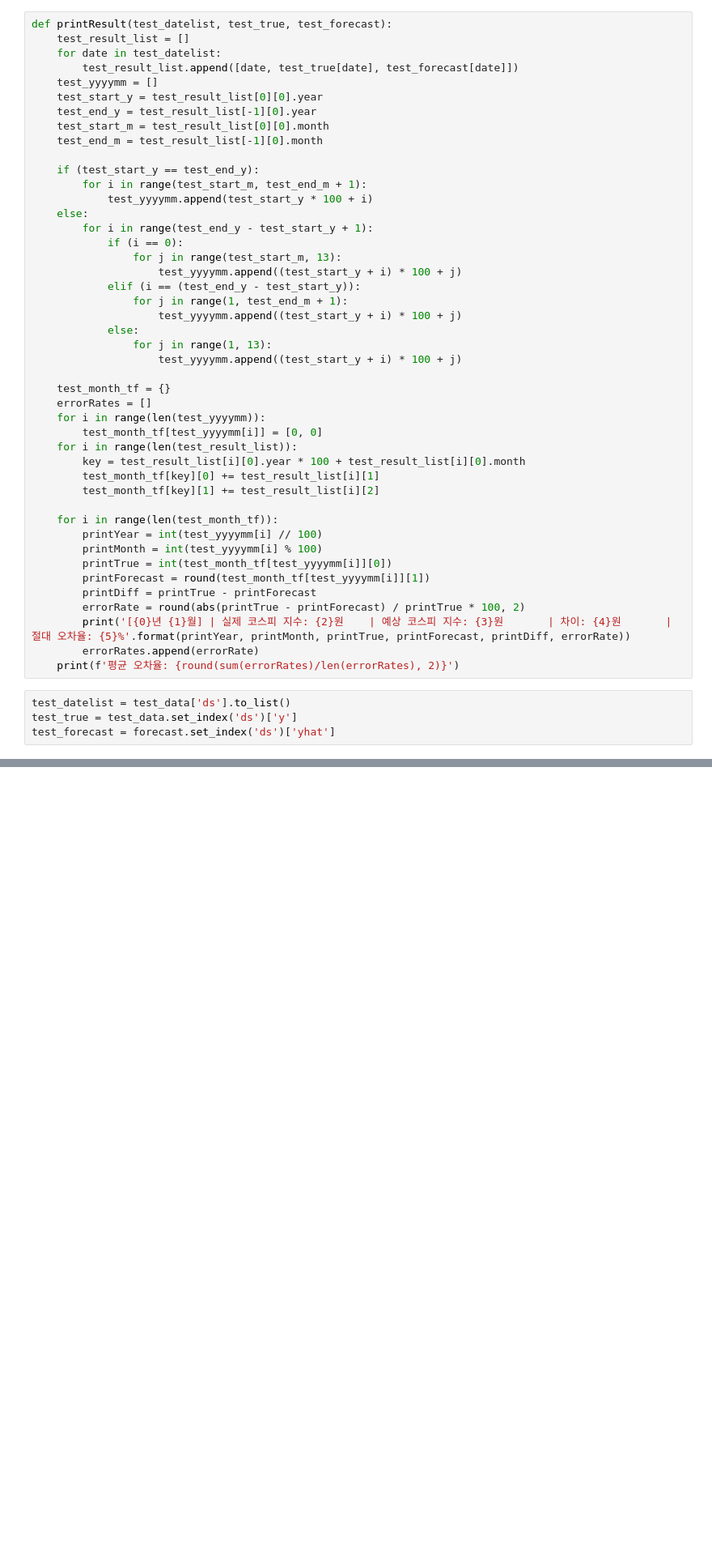
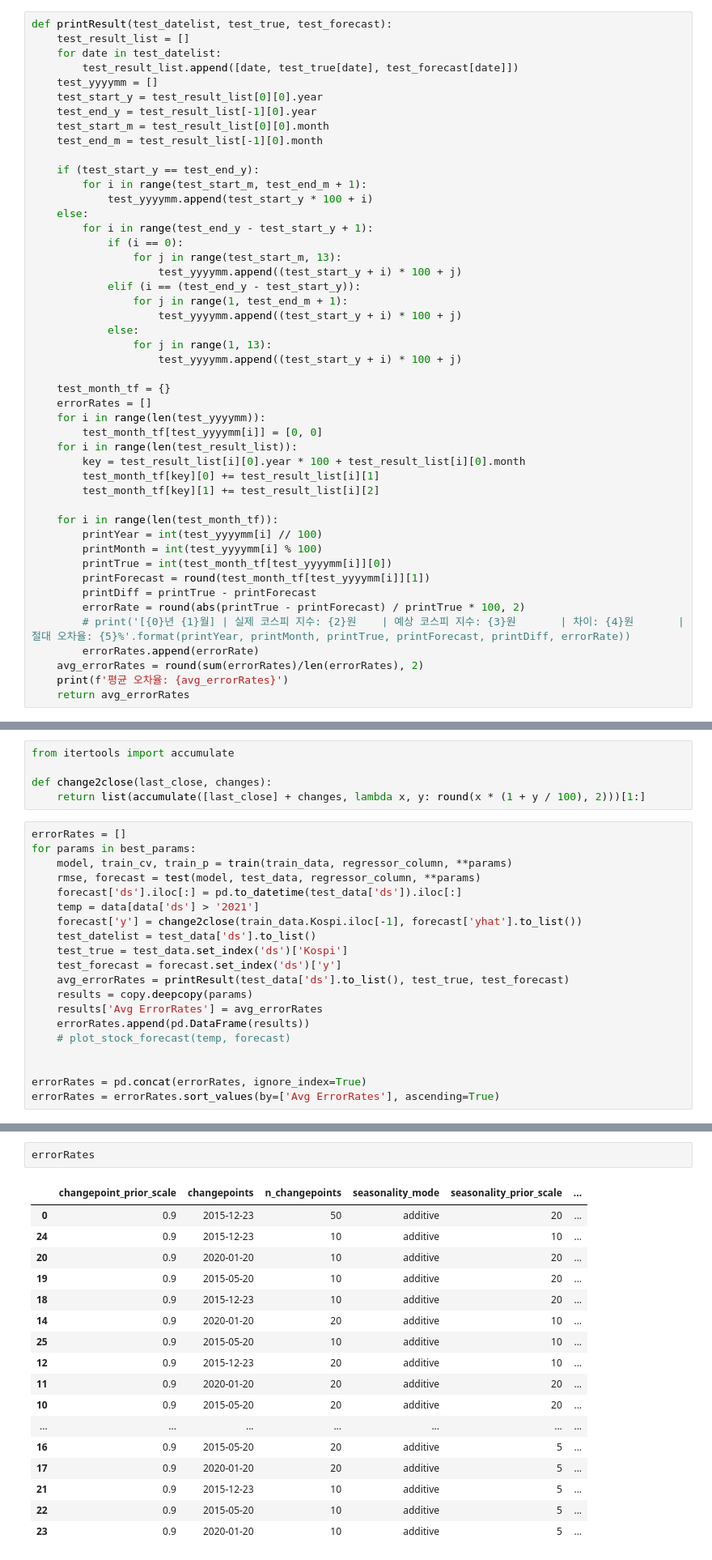
Before and after one commit to cye2020/TSF-PI, a Jupyter notebook: prophet change.ipynb, the cells around one changed output, grey strips where cells are left out. Shown at 81% size. Cells and saved outputs as stored; diff of their text form; blank space fills up the shorter version.

```diff
--- a/prophet change.ipynb
+++ b/prophet change.ipynb
@@ -354,10 +308,8 @@ def printResult(test_datelist, test_true, test_forecast):
         printForecast = round(test_month_tf[test_yyyymm[i]][1])
         printDiff = printTrue - printForecast
         errorRate = round(abs(printTrue - printForecast) / printTrue * 100, 2)
-        print('[{0}년 {1}월] | 실제 코스피 지수: {2}원    | 예상 코스피 지수: {3}원       | 차이: {4}원       | 절대 오차율: {5}%'.format(printYear, printMonth, printTrue, printForecast, printDiff, errorRate))
+        # print('[{0}년 {1}월] | 실제 코스피 지수: {2}원    | 예상 코스피 지수: {3}원       | 차이: {4}원       | 절대 오차율: {5}%'.format(printYear, printMonth, printTrue, printForecast, printDiff, errorRate))
         errorRates.append(errorRate)
-    print(f'평균 오차율: {round(sum(errorRates)/len(errorRates), 2)}')
+    avg_errorRates = round(sum(errorRates)/len(errorRates), 2)
+    print(f'평균 오차율: {avg_errorRates}')
+    return avg_errorRates
-# %%
-test_datelist = test_data['ds'].to_list()
-test_true = test_data.set_index('ds')['y']
-test_forecast = forecast.set_index('ds')['yhat']
@@ -367,0 +320,25 @@ printResult(test_data['ds'].to_list(), test_true, test_forecast)
+# %%
+from itertools import accumulate
+
+def change2close(last_close, changes):
+    return list(accumulate([last_close] + changes, lambda x, y: round(x * (1 + y / 100), 2)))[1:]
+# %%
+errorRates = []
+for params in best_params:
+    model, train_cv, train_p = train(train_data, regressor_column, **params)
+    rmse, forecast = test(model, test_data, regressor_column, **params)
+    forecast['ds'].iloc[:] = pd.to_datetime(test_data['ds']).iloc[:]
+    temp = data[data['ds'] > '2021']
+    forecast['y'] = change2close(train_data.Kospi.iloc[-1], forecast['yhat'].to_list())
+    test_datelist = test_data['ds'].to_list()
+    test_true = test_data.set_index('ds')['Kospi']
+    test_forecast = forecast.set_index('ds')['y']
+    avg_errorRates = printResult(test_data['ds'].to_list(), test_true, test_forecast)
+    results = copy.deepcopy(params)
+    results['Avg ErrorRates'] = avg_errorRates
+    errorRates.append(pd.DataFrame(results))
+    # plot_stock_forecast(temp, forecast)
+
+
+errorRates = pd.concat(errorRates, ignore_index=True)
+errorRates = errorRates.sort_values(by=['Avg ErrorRates'], ascending=True)
@@ -367,0 +455,20 @@ printResult(test_data['ds'].to_list(), test_true, test_forecast)
+# %%
+errorRates
+# %% [output]
+|  | changepoint_prior_scale | changepoints | n_changepoints | seasonality_mode | seasonality_prior_scale | ... |
+| 0 | 0.9 | 2015-12-23 | 50 | additive | 20 | ... |
+| 24 | 0.9 | 2015-12-23 | 10 | additive | 10 | ... |
+| 20 | 0.9 | 2020-01-20 | 10 | additive | 20 | ... |
+| 19 | 0.9 | 2015-05-20 | 10 | additive | 20 | ... |
+| 18 | 0.9 | 2015-12-23 | 10 | additive | 20 | ... |
+| 14 | 0.9 | 2020-01-20 | 20 | additive | 10 | ... |
+| 25 | 0.9 | 2015-05-20 | 10 | additive | 10 | ... |
+| 12 | 0.9 | 2015-12-23 | 20 | additive | 10 | ... |
+| 11 | 0.9 | 2020-01-20 | 20 | additive | 20 | ... |
+| 10 | 0.9 | 2015-05-20 | 20 | additive | 20 | ... |
+| ... | ... | ... | ... | ... | ... | ... |
+| 16 | 0.9 | 2015-05-20 | 20 | additive | 5 | ... |
+| 17 | 0.9 | 2020-01-20 | 20 | additive | 5 | ... |
+| 21 | 0.9 | 2015-12-23 | 10 | additive | 5 | ... |
+| 22 | 0.9 | 2015-05-20 | 10 | additive | 5 | ... |
+| 23 | 0.9 | 2020-01-20 | 10 | additive | 5 | ... |
```
Also changed, not shown: parts of 28 cells of this notebook, 3 other files.
